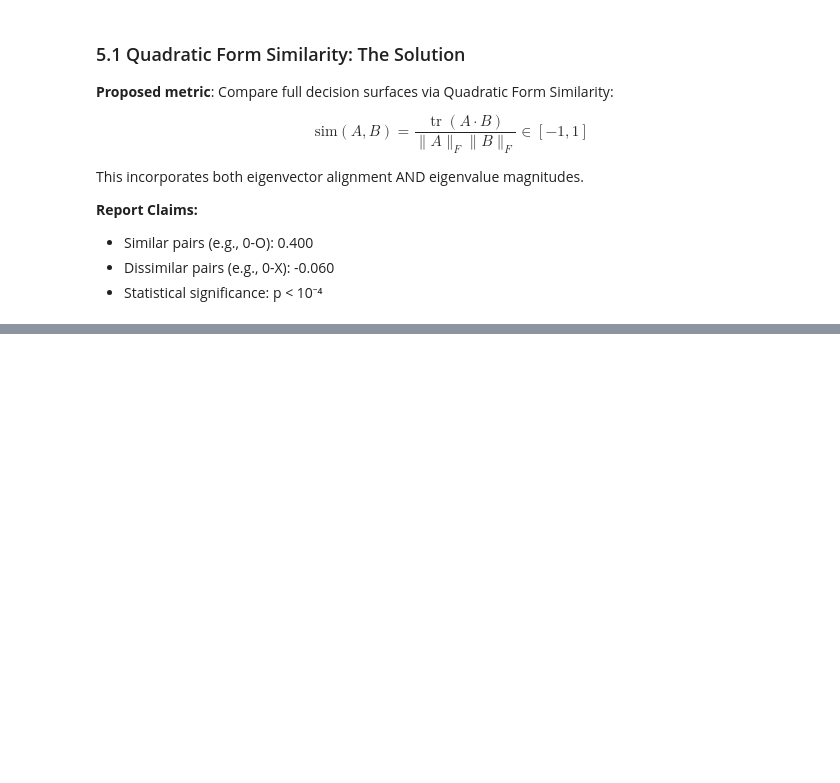
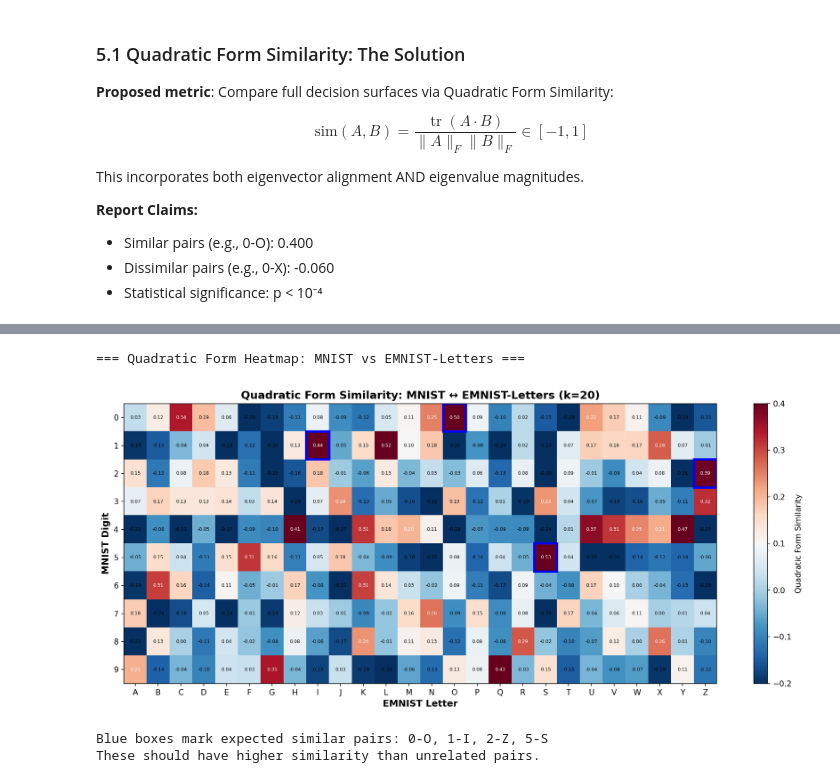
Before and after one commit to erlichon/UvA_FACT_2025, a Jupyter notebook: notebooks/03a_extension_cross_dataset_robustness.ipynb, the cells around one changed output, grey strips where cells are left out. Drawn from its saved outputs; the diff is of its cells as text; code cells hidden in the pictures; blank space fills up the shorter version.

```diff
--- a/notebooks/03a_extension_cross_dataset_robustness.ipynb
+++ b/notebooks/03a_extension_cross_dataset_robustness.ipynb
@@ -610,0 +799,40 @@ Eigenvectors not loaded. Cannot compute quadratic form similarity.
+# %%
+# Quadratic Form Heatmap: MNIST vs EMNIST-Letters (10x26)
+# Shows geometric semantics - similar shapes should have high similarity
+# Expected pairs marked with blue boxes: 0-O, 1-I, 2-Z, 5-S
+
+from src.vision.spectral import load_checkpoint_eigenvalues
+
+# Ensure MNIST eigenvectors are loaded
+mnist_ckpt_path = CHECKPOINT_DIR / "mnist_dense_full_com_seed42.pt"
+if 'vecs_mnist' not in dir() or vecs_mnist is None:
+    if mnist_ckpt_path.exists():
+        vals_mnist, vecs_mnist = load_checkpoint_eigenvalues(str(mnist_ckpt_path))
+        print(f"Loaded MNIST eigenvectors: {vecs_mnist.shape}")
+
+# Ensure EMNIST-Letters eigenvectors are loaded
+emnist_letters_ckpt_path = CHECKPOINT_DIR / "emnist_letters_regularized_seed42.pt"
+if 'vecs_emnist_letters' not in dir() or vecs_emnist_letters is None:
+    if emnist_letters_ckpt_path.exists():
+        vals_emnist_letters, vecs_emnist_letters = load_checkpoint_eigenvalues(str(emnist_letters_ckpt_path))
+        print(f"Loaded EMNIST-Letters eigenvectors: {vecs_emnist_letters.shape}")
+
+# Generate heatmap
+if vecs_mnist is not None and vecs_emnist_letters is not None:
+    print("\n=== Quadratic Form Heatmap: MNIST vs EMNIST-Letters ===")
+    fig = plot_quadratic_form_heatmap_full(
+        vecs_mnist, vals_mnist,
+        vecs_emnist_letters, vals_emnist_letters,
+        k=20, target_type="letters"
+    )
+    plt.show()
+
+    print("\nBlue boxes mark expected similar pairs: 0-O, 1-I, 2-Z, 5-S")
+    print("These should have higher similarity than unrelated pairs.")
+else:
+    print("Eigenvectors not loaded. Check checkpoint paths.")
+# %% [output]
+=== Quadratic Form Heatmap: MNIST vs EMNIST-Letters ===
+[figure, added]
+Blue boxes mark expected similar pairs: 0-O, 1-I, 2-Z, 5-S
+These should have higher similarity than unrelated pairs.
```
Also changed, not shown: parts of 18 cells of this notebook, 2 other files.
